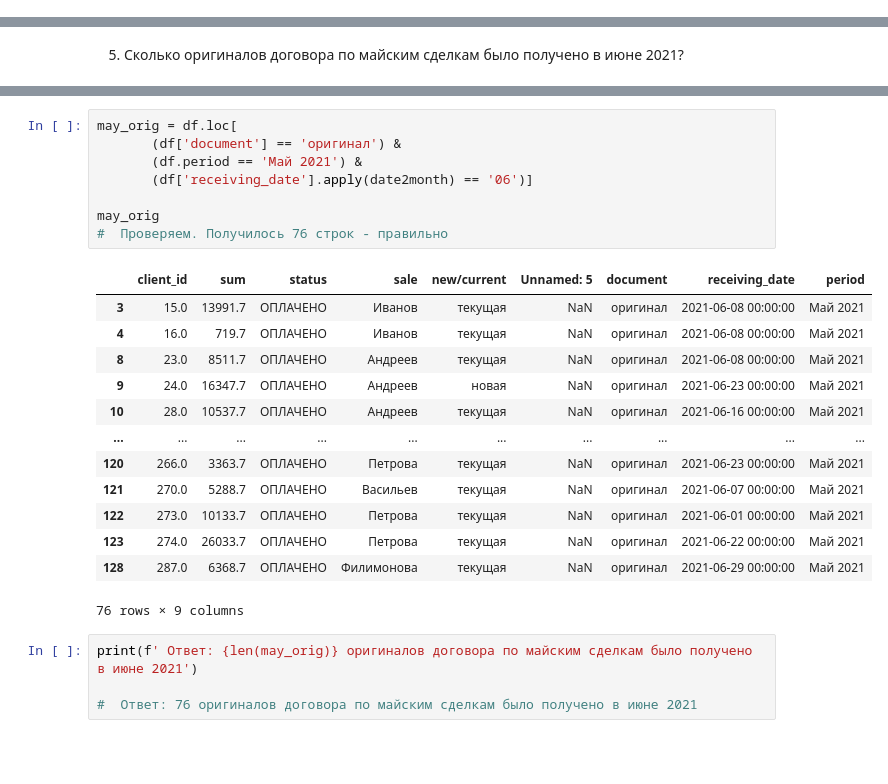
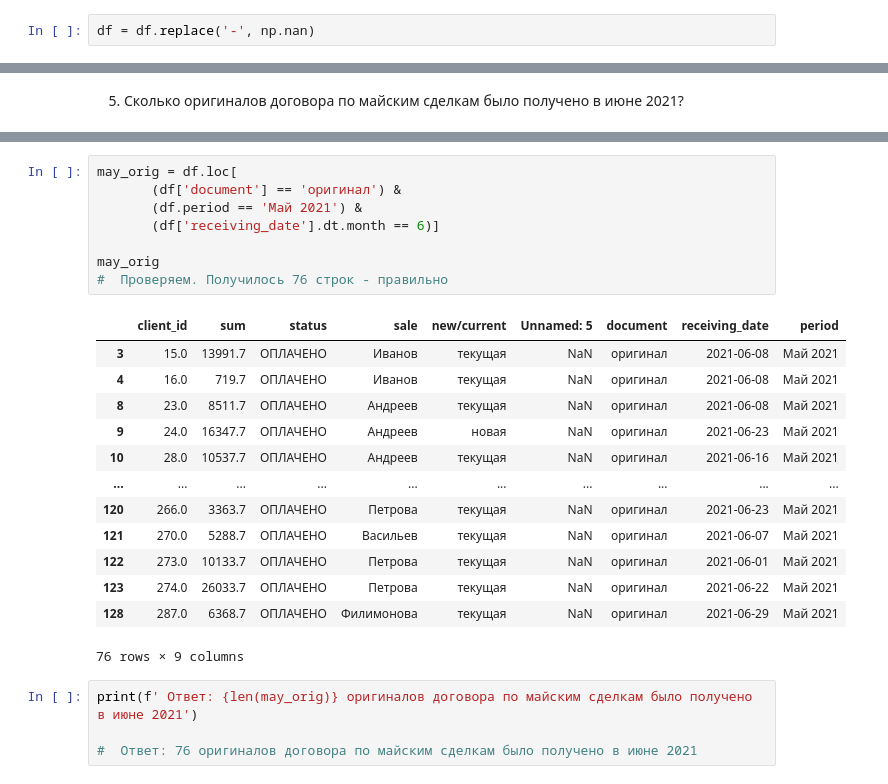
Before and after one commit to Athugodage/TFM, a Jupyter notebook: task.ipynb, the cells around one changed output, grey strips where cells are left out. Cells and saved outputs as stored; diff of their text form; blank space fills up the shorter version.

```diff
--- a/task.ipynb
+++ b/task.ipynb
@@ -14,5 +10,7 @@ import pandas as pd
 
 df = pd.read_excel('TFM/data.xlsx')
+# %%
+df = df.replace('-', np.nan)
 # %% [markdown]
 Вопросы:
 
@@ -193,24 +180,24 @@ df[df['receiving_date'].apply(date2month) == '06'].groupby(['document', 'period'
 # %%
 may_orig = df.loc[
        (df['document'] == 'оригинал') &
        (df.period == 'Май 2021') &
-       (df['receiving_date'].apply(date2month) == '06')]
+       (df['receiving_date'].dt.month == 6)]
 
 may_orig
 #  Проверяем. Получилось 76 строк - правильно
 # %% [output]
 |  | client_id | sum | status | sale | new/current | Unnamed: 5 | document | receiving_date | period |
-| 3 | 15.0 | 13991.7 | ОПЛАЧЕНО | Иванов | текущая | NaN | оригинал | 2021-06-08 00:00:00 | Май 2021 |
-| 4 | 16.0 | 719.7 | ОПЛАЧЕНО | Иванов | текущая | NaN | оригинал | 2021-06-08 00:00:00 | Май 2021 |
-| 8 | 23.0 | 8511.7 | ОПЛАЧЕНО | Андреев | текущая | NaN | оригинал | 2021-06-08 00:00:00 | Май 2021 |
-| 9 | 24.0 | 16347.7 | ОПЛАЧЕНО | Андреев | новая | NaN | оригинал | 2021-06-23 00:00:00 | Май 2021 |
-| 10 | 28.0 | 10537.7 | ОПЛАЧЕНО | Андреев | текущая | NaN | оригинал | 2021-06-16 00:00:00 | Май 2021 |
+| 3 | 15.0 | 13991.7 | ОПЛАЧЕНО | Иванов | текущая | NaN | оригинал | 2021-06-08 | Май 2021 |
+| 4 | 16.0 | 719.7 | ОПЛАЧЕНО | Иванов | текущая | NaN | оригинал | 2021-06-08 | Май 2021 |
+| 8 | 23.0 | 8511.7 | ОПЛАЧЕНО | Андреев | текущая | NaN | оригинал | 2021-06-08 | Май 2021 |
+| 9 | 24.0 | 16347.7 | ОПЛАЧЕНО | Андреев | новая | NaN | оригинал | 2021-06-23 | Май 2021 |
+| 10 | 28.0 | 10537.7 | ОПЛАЧЕНО | Андреев | текущая | NaN | оригинал | 2021-06-16 | Май 2021 |
 | ... | ... | ... | ... | ... | ... | ... | ... | ... | ... |
-| 120 | 266.0 | 3363.7 | ОПЛАЧЕНО | Петрова | текущая | NaN | оригинал | 2021-06-23 00:00:00 | Май 2021 |
-| 121 | 270.0 | 5288.7 | ОПЛАЧЕНО | Васильев | текущая | NaN | оригинал | 2021-06-07 00:00:00 | Май 2021 |
-| 122 | 273.0 | 10133.7 | ОПЛАЧЕНО | Петрова | текущая | NaN | оригинал | 2021-06-01 00:00:00 | Май 2021 |
-| 123 | 274.0 | 26033.7 | ОПЛАЧЕНО | Петрова | текущая | NaN | оригинал | 2021-06-22 00:00:00 | Май 2021 |
-| 128 | 287.0 | 6368.7 | ОПЛАЧЕНО | Филимонова | текущая | NaN | оригинал | 2021-06-29 00:00:00 | Май 2021 |
+| 120 | 266.0 | 3363.7 | ОПЛАЧЕНО | Петрова | текущая | NaN | оригинал | 2021-06-23 | Май 2021 |
+| 121 | 270.0 | 5288.7 | ОПЛАЧЕНО | Васильев | текущая | NaN | оригинал | 2021-06-07 | Май 2021 |
+| 122 | 273.0 | 10133.7 | ОПЛАЧЕНО | Петрова | текущая | NaN | оригинал | 2021-06-01 | Май 2021 |
+| 123 | 274.0 | 26033.7 | ОПЛАЧЕНО | Петрова | текущая | NaN | оригинал | 2021-06-22 | Май 2021 |
+| 128 | 287.0 | 6368.7 | ОПЛАЧЕНО | Филимонова | текущая | NaN | оригинал | 2021-06-29 | Май 2021 |
 76 rows × 9 columns
 # %%
 print(f' Ответ: {len(may_orig)} оригиналов договора по майским сделкам было получено в июне 2021')
```
Also changed, not shown: parts of 16 cells of this notebook.
